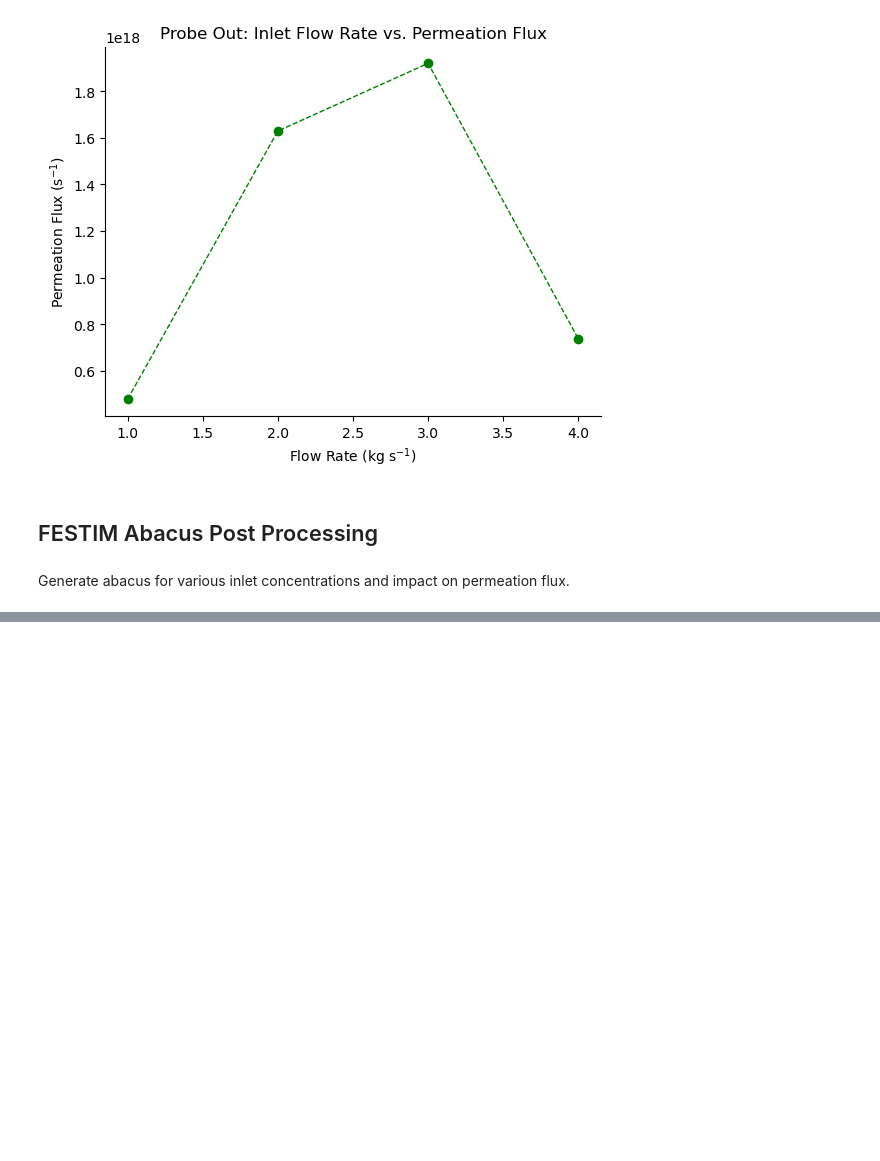
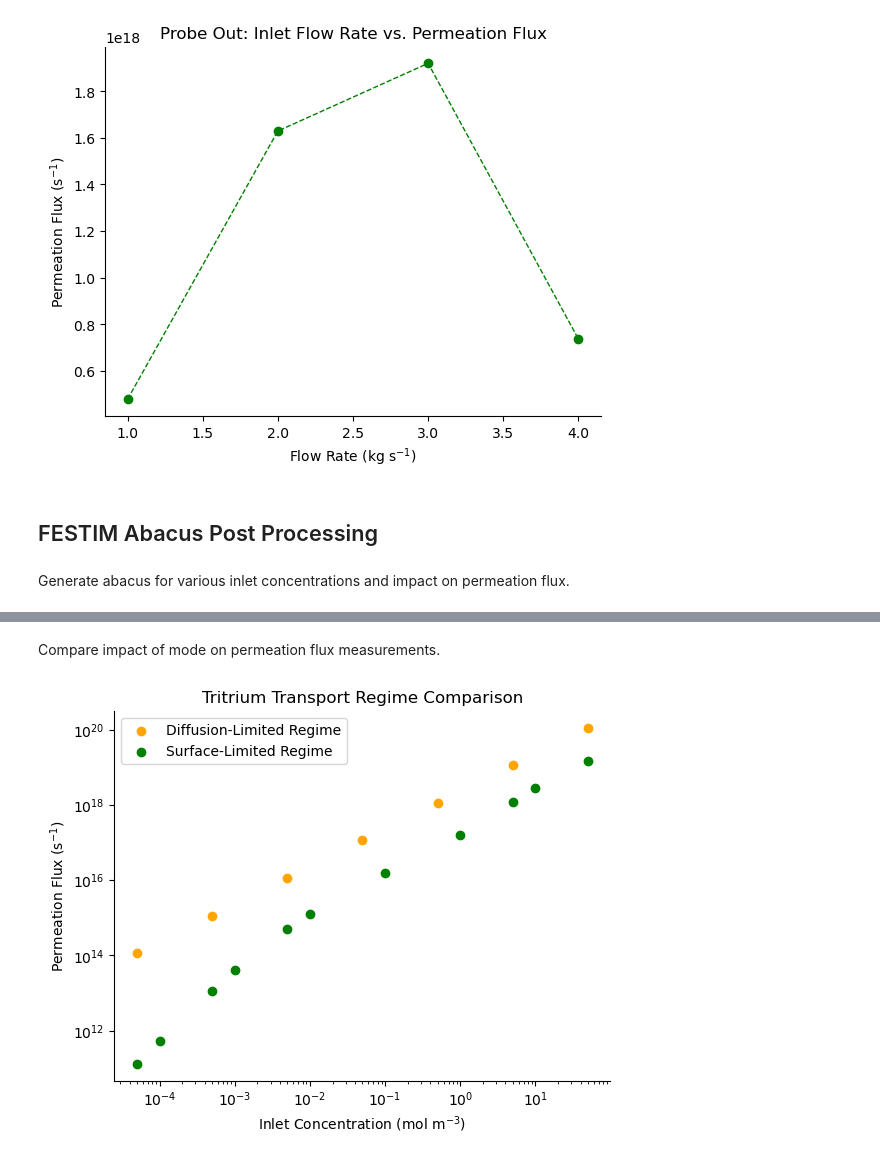
Before and after one commit to kaelyndunnell/Permeator-Probe, a Jupyter notebook: post_process.ipynb, the cells around one changed output, grey strips where cells are left out. Drawn from its saved outputs; the diff is of its cells as text; code cells hidden in the pictures; blank space fills up the shorter version.

Commit message:
add regime comparison

```diff
--- a/post_process.ipynb
+++ b/post_process.ipynb
@@ -339,0 +356,63 @@ Best Fit Line (y=2.59e+16*x^1.21)
+# %% [markdown]
+Compare impact of mode on permeation flux measurements.
+# %%
+# PROBE IN
+
+import numpy as np
+import matplotlib.pyplot as plt
+
+from sklearn.metrics import r2_score
+import scipy
+import numpy as np
+import matplotlib.pyplot as plt
+
+diffusion_limited_inlet_concentrations = [5e-5,5e-4,5e-3,5e-2,5e-1,5,5e1] # mol/m3
+diffusion_limited_permeation_fluxes = []
+
+for conc in diffusion_limited_inlet_concentrations:
+    file_path = f"fixedconcentrationBC/festim_abacus_probe_in/festim_results_cin_{conc}_mol_m3"
+    permeation = np.genfromtxt(
+        file_path+"/permeation_flux.csv", delimiter=",", names=True
+    )
+    diffusion_limited_permeation_fluxes.append(permeation["H_flux_surface_7"])
+
+surface_limited_inlet_concentrations = [
+    5e-5,
+    1e-4,
+    5e-4,
+    1e-3,
+    5e-3,
+    1e-2,
+    1e-1,
+    1,
+    5,
+    1e1,
+    5e1,
+]  # mol/m3
+
+surface_limited_permeation_fluxes = []
+
+for conc in surface_limited_inlet_concentrations:
+    file_path = f"surfaceRecomboBC/festim_abacus_probe_in/festim_results_cin_{conc}_mol_m3"
+    permeation = np.genfromtxt(
+        file_path+"/permeation_flux.csv", delimiter=",", names=True
+    )
+    surface_limited_permeation_fluxes.append(permeation["H_flux_surface_7"])
+
+plt.figure()
+plt.scatter(diffusion_limited_inlet_concentrations, diffusion_limited_permeation_fluxes, color="orange", linewidth=1, label="Diffusion-Limited Regime")
+plt.scatter(surface_limited_inlet_concentrations, surface_limited_permeation_fluxes, color="green", linewidth=1, label="Surface-Limited Regime")
+
+plt.xscale('log')
+plt.yscale('log')
+plt.xlabel(r"Inlet Concentration (mol m$^{-3}$)")
+plt.ylabel(r"Permeation Flux (s$^{-1}$)")
+plt.legend()
+ax = plt.gca()
+ax.spines["top"].set_visible(False)
+ax.spines["right"].set_visible(False)
+plt.title("Tritrium Transport Regime Comparison")
+plt.savefig("mode-compare-probe-in.pdf")
+plt.show()
+# %% [output]
+[figure, added]
```
Also changed, not shown: parts of 5 cells of this notebook.
